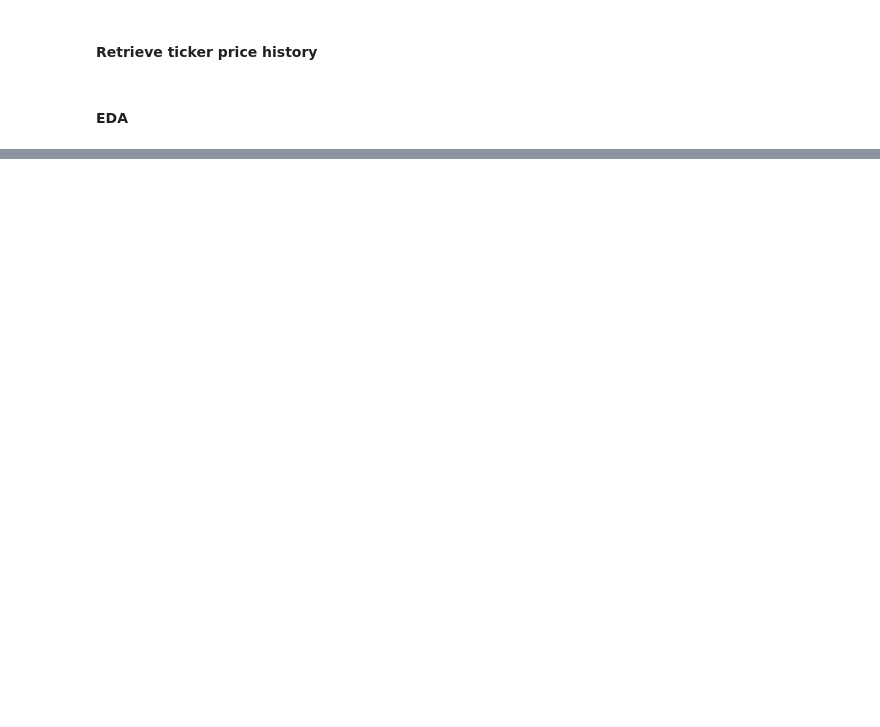
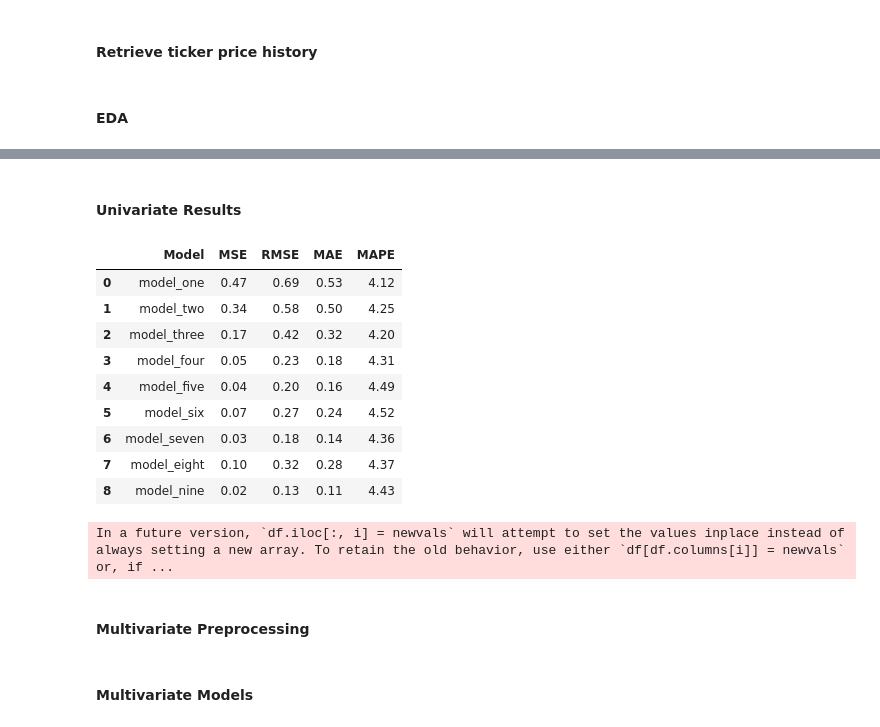
Before and after one commit to hayashady/NU_MSDS, a Jupyter notebook: 458 - Artificial Intelligence & Deep Learning/458.10 - Final Project/Assignment4Hayashi.ipynb, the cells around one changed output, grey strips where cells are left out. Saved outputs shown, nothing was run; the diff lists cells and outputs as text; code cells hidden in the pictures; blank space fills up the shorter version.

```diff
--- a/458 - Artificial Intelligence & Deep Learning/458.10 - Final Project/Assignment4Hayashi.ipynb
+++ b/458 - Artificial Intelligence & Deep Learning/458.10 - Final Project/Assignment4Hayashi.ipynb
@@ -239,0 +401,9 @@ None
+# %%
+# Model Six
+model_six = Sequential()
+model_six.add(Bidirectional(LSTM(50, input_shape=(X_train.shape[1], X_train.shape[2]),recurrent_dropout=0.2)))
+model_six.add(Dense(1))
+model_six.compile(optimizer='adam', loss='mse')
+model_six.fit(X_train, y_train, epochs=100, batch_size=32, verbose=0)
+pred_six = model_six.predict(X_test)
+pred_six = scaler.inverse_transform(pred_six)
@@ -239,0 +412,9 @@ None
+# %%
+# Model Seven
+model_seven = Sequential()
+model_seven.add((GRU(50, input_shape=(X_train.shape[1], X_train.shape[2]))))
+model_seven.add(Dense(1))
+model_seven.compile(optimizer='adam', loss='mse')
+model_seven.fit(X_train, y_train, epochs=100, batch_size=32, verbose=0)
+pred_seven = model_seven.predict(X_test)
+pred_seven = scaler.inverse_transform(pred_seven)
@@ -239,0 +423,9 @@ None
+# %%
+# Model Eight
+model_eight = Sequential()
+model_eight.add(Bidirectional(GRU(50, input_shape=(X_train.shape[1], X_train.shape[2]))))
+model_eight.add(Dense(1))
+model_eight.compile(optimizer='adam', loss='mse')
+model_eight.fit(X_train, y_train, epochs=100, batch_size=32, verbose=0)
+pred_eight = model_eight.predict(X_test)
+pred_eight = scaler.inverse_transform(pred_eight)
@@ -239,0 +434,9 @@ None
+# %%
+# Model Nine
+model_nine = Sequential()
+model_nine.add(Bidirectional(GRU(50, input_shape=(X_train.shape[1], X_train.shape[2]),recurrent_dropout=0.2)))
+model_nine.add(Dense(1))
+model_nine.compile(optimizer='adam', loss='mse')
+model_nine.fit(X_train, y_train, epochs=100, batch_size=32, verbose=0)
+pred_nine = model_nine.predict(X_test)
+pred_nine = scaler.inverse_transform(pred_nine)
@@ -239,0 +445,30 @@ None
+# %% [markdown]
+#### Univariate Results
+# %%
+nikkei_test = nikkei_price[-len(X_test)-1:-1]
+
+results = compute_error_metrics(nikkei_test,[pred_one,pred_two,pred_three,pred_four,pred_five,pred_six,pred_seven,pred_eight,pred_nine])
+results
+# %% [output]
+|  | Model | MSE | RMSE | MAE | MAPE |
+| 0 | model_one | 0.47 | 0.69 | 0.53 | 4.12 |
+| 1 | model_two | 0.34 | 0.58 | 0.50 | 4.25 |
+| 2 | model_three | 0.17 | 0.42 | 0.32 | 4.20 |
+| 3 | model_four | 0.05 | 0.23 | 0.18 | 4.31 |
+| 4 | model_five | 0.04 | 0.20 | 0.16 | 4.49 |
+| 5 | model_six | 0.07 | 0.27 | 0.24 | 4.52 |
+| 6 | model_seven | 0.03 | 0.18 | 0.14 | 4.36 |
+| 7 | model_eight | 0.10 | 0.32 | 0.28 | 4.37 |
+| 8 | model_nine | 0.02 | 0.13 | 0.11 | 4.43 |
+# %%
+results_df = univariate_predictions_to_dataframe(nikkei_test,[pred_one,pred_two,pred_three,pred_four,pred_five,pred_six,pred_seven,pred_eight,pred_nine])
+
+for column in results_df.columns:
+
+    results_df.loc[:,column] = results_df.loc[:,column].astype(float)
+
+px.line(results_df)
+# %% [output]
+In a future version, `df.iloc[:, i] = newvals` will attempt to set the values inplace instead of always setting a new array. To retain the old behavior, use either `df[df.columns[i]] = newvals` or, if ...
+# %% [markdown]
+#### Multivariate Preprocessing
@@ -239,0 +486,2 @@ None
+# %% [markdown]
+#### Multivariate Models
```
Also changed, not shown: parts of 50 cells of this notebook.
